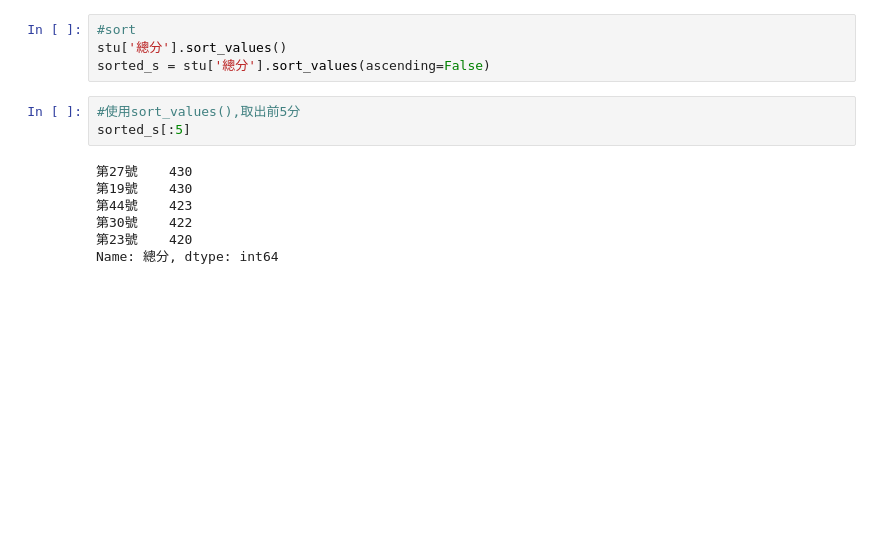
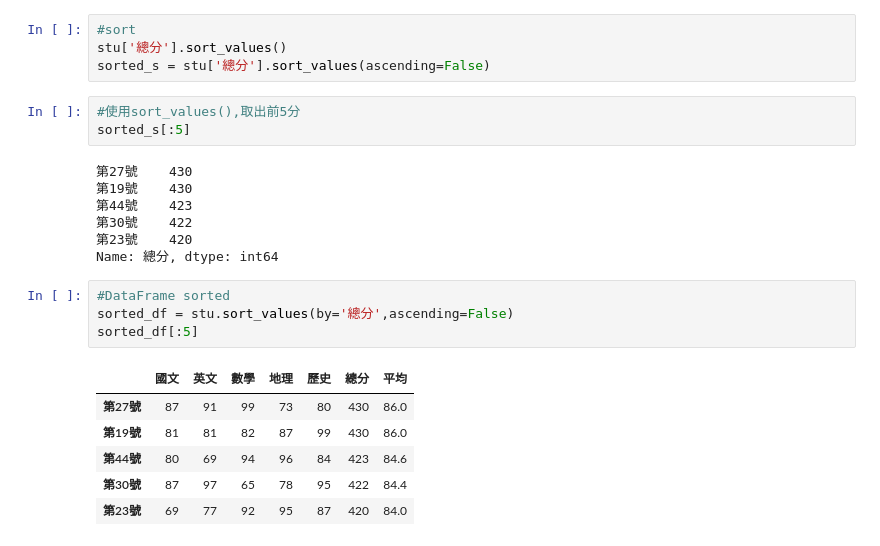
Before and after one commit to minfoung/2024_05_05_sunday__, a Jupyter notebook: lesson17/lesson17_1.ipynb, the cells around one changed output. Drawn from its saved outputs; the diff is of its cells as text; blank space fills up the shorter version.

```diff
--- a/lesson17/lesson17_1.ipynb
+++ b/lesson17/lesson17_1.ipynb
@@ -145,3 +145,14 @@ sorted_s[:5]
 第30號    422
 第23號    420
 Name: 總分, dtype: int64
+# %%
+#DataFrame sorted
+sorted_df = stu.sort_values(by='總分',ascending=False)
+sorted_df[:5]
+# %% [output]
+|  | 國文 | 英文 | 數學 | 地理 | 歷史 | 總分 | 平均 |
+| 第27號 | 87 | 91 | 99 | 73 | 80 | 430 | 86.0 |
+| 第19號 | 81 | 81 | 82 | 87 | 99 | 430 | 86.0 |
+| 第44號 | 80 | 69 | 94 | 96 | 84 | 423 | 84.6 |
+| 第30號 | 87 | 97 | 65 | 78 | 95 | 422 | 84.4 |
+| 第23號 | 69 | 77 | 92 | 95 | 87 | 420 | 84.0 |
```
